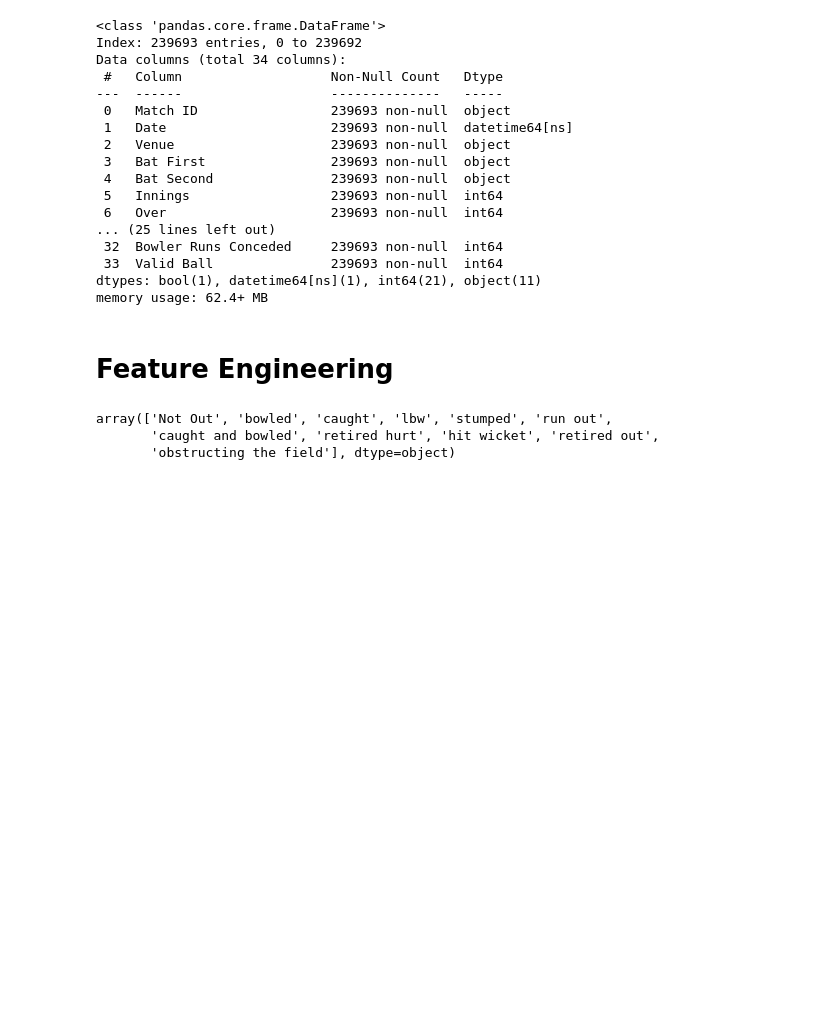
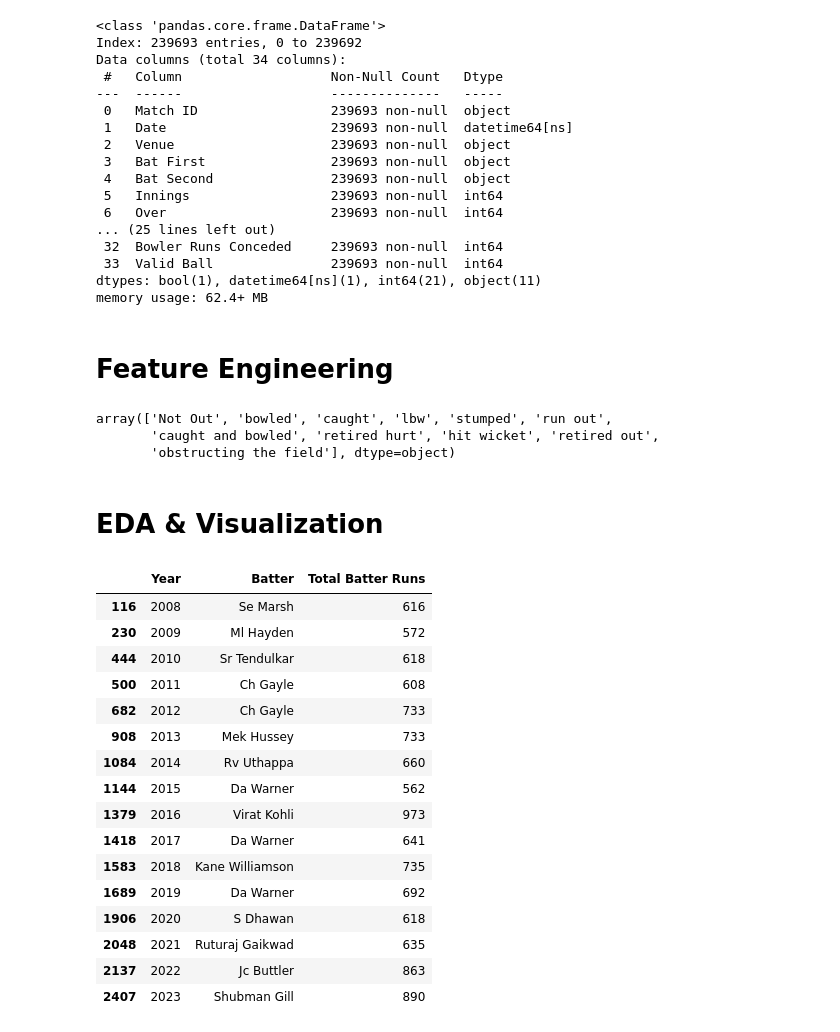
Before and after one commit to Sujil75/Data-Analytics-Practices, a Jupyter notebook: IPL_Data_EDA.ipynb, the cells around one changed output. Drawn from its saved outputs; the diff is of its cells as text; code cells hidden in the pictures; blank space fills up the shorter version.

```diff
--- a/IPL_Data_EDA.ipynb
+++ b/IPL_Data_EDA.ipynb
@@ -444,3 +444,34 @@ valid_method = ['bowled', 'caught', 'lbw', 'stumped','caught and bowled','hit wi
 df['bowler_wickets'] = df['Method'].isin(valid_method)
 # %%
 df['is_dot_balls'] = ((df['Runs From Ball'] == 0) & (df['Valid Ball'] == 1)).astype(int)
+# %% [markdown]
+# **EDA & Visualization**
+# %%
+# EDA
+
+batters_yrly_runs = df.groupby(['Year', 'Batter'])['Batter Runs'].sum().reset_index()
+
+orange_cap_indx = batters_yrly_runs.groupby('Year')['Batter Runs'].idxmax()
+
+orange_cap_winners = batters_yrly_runs.loc[orange_cap_indx]
+
+orange_cap_winners = orange_cap_winners.rename(columns={"Batter Runs": "Total Batter Runs"})
+orange_cap_winners
+# %% [output]
+|  | Year | Batter | Total Batter Runs |
+| 116 | 2008 | Se Marsh | 616 |
+| 230 | 2009 | Ml Hayden | 572 |
+| 444 | 2010 | Sr Tendulkar | 618 |
+| 500 | 2011 | Ch Gayle | 608 |
+| 682 | 2012 | Ch Gayle | 733 |
+| 908 | 2013 | Mek Hussey | 733 |
+| 1084 | 2014 | Rv Uthappa | 660 |
+| 1144 | 2015 | Da Warner | 562 |
+| 1379 | 2016 | Virat Kohli | 973 |
+| 1418 | 2017 | Da Warner | 641 |
+| 1583 | 2018 | Kane Williamson | 735 |
+| 1689 | 2019 | Da Warner | 692 |
+| 1906 | 2020 | S Dhawan | 618 |
+| 2048 | 2021 | Ruturaj Gaikwad | 635 |
+| 2137 | 2022 | Jc Buttler | 863 |
+| 2407 | 2023 | Shubman Gill | 890 |
```
Also changed, not shown: parts of 1 cell of this notebook.
